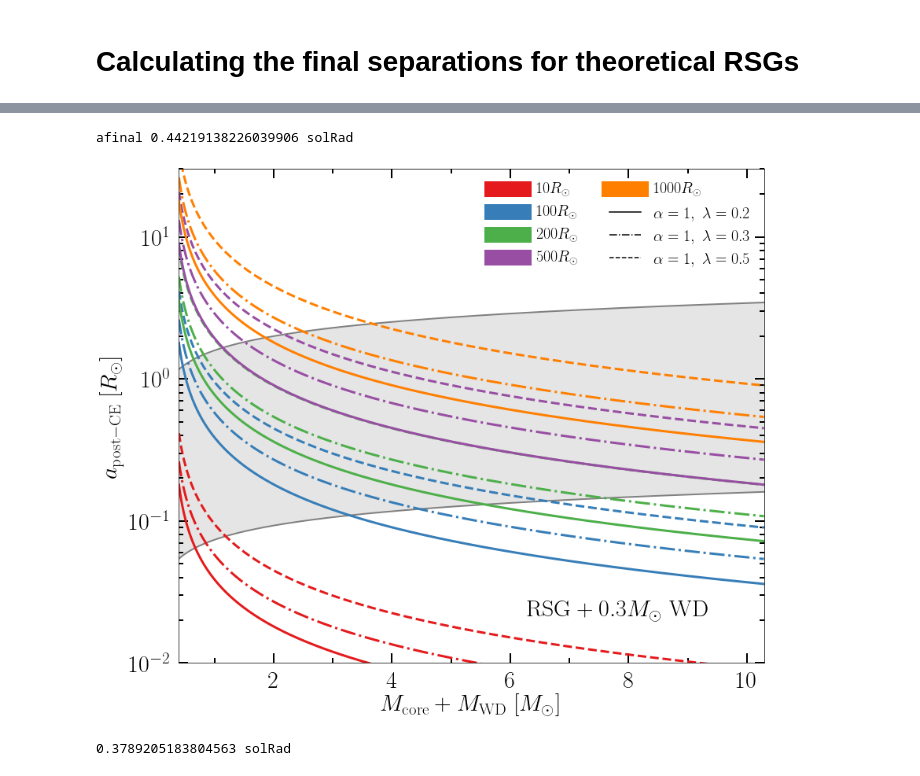
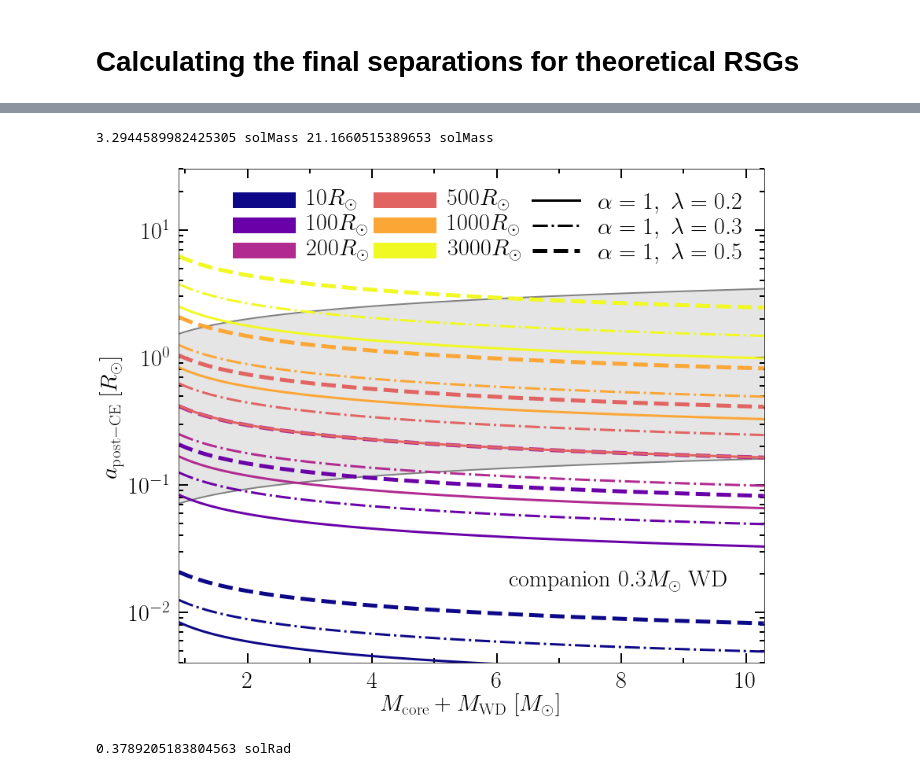
Before and after one commit to tcallister/LISA-and-CE-Evolution, a Jupyter notebook: CEinLISA.ipynb, the cells around one changed output, grey strips where cells are left out. Cells and saved outputs as stored; diff of their text form; code cells hidden in the pictures.

Commit message:
adding better Mcore-Menv relation

```diff
--- a/CEinLISA.ipynb
+++ b/CEinLISA.ipynb
@@ -110,5 +144,5 @@ def lambda_dewi():
 # %%
-rainbow = plt.cm.Set1(np.linspace(0,1,10) ) #3rd num is the number of colours
+rainbow = plt.cm.plasma(np.linspace(0.0,1,6) ) #3rd num is the number of colours
 
 
 def Rrl(a, m1, m2):
@@ -138,7 +172,7 @@ def afinal(Mdcore = 1*u.Msun, Mdenv= 1*u.Msun, Mcomp= 1*u.Msun, a_ent= 1*u.Rsun,
     afinal = (Mdcore*Mcomp)/2 * ( (Mdon*Mdenv)/(Lambda*Rrld) + (Mdon*Mcomp)/(2*a_ent) )**-1
     return afinal
 
-print('afinal', afinal(Mdcore = 0.5*u.Msun, Mdenv = 1.1*u.Msun, Mcomp= 0.3*u.Msun, a_ent= 100*u.Rsun, alpha=1., Lambda=0.2) )
+# print('afinal', afinal(Mdcore = 0.5*u.Msun, Mdenv = 1.1*u.Msun, Mcomp= 0.3*u.Msun, a_ent= 100*u.Rsun, alpha=1., Lambda=0.2) )
 # afinal_Ivanova = afinal(Mdcore = 0.5*u.Msun, Mdenv = 1.1*u.Msun, Mcomp= companion_mass, a_ent= 100*u.Rsun, alpha=1., Lambda=0.5) )
 
 def plot_afinal_Mgw(companion_mass = 0.3):
@@ -146,11 +180,13 @@ def plot_afinal_Mgw(companion_mass = 0.3):
 
     fig, ax = plt.subplots(figsize=(12,10))
 
-    core_masses = np.arange(0.1, 10, 0.01) #Donor core masses
+    core_masses = np.arange(0.6, 10, 0.01) #Donor core masses
+    # Mathieu: for core mass less than 0.6 the envelope mass from BSE is negative (guess those stars live longer than the universe!)
+    # np.arange(0.1, 10, 0.01) #Donor core masses
     masses = core_masses + companion_mass
 
-    donor_envelope_masses = core_masses *2*u.Msun   #ballpack estimate
-
+    donor_envelope_masses = Menv(core_masses)*u.Msun # core_masses *2*u.Msun   #ballpack estimate
+    print(min(donor_envelope_masses), max(donor_envelope_masses))
     #Add units
     companion_mass = companion_mass*u.Msun
     core_masses = core_masses*u.Msun
@@ -159,6 +195,7 @@ def plot_afinal_Mgw(companion_mass = 0.3):
     a_enters = np.logspace(1, 3, 3)
     a_enters = np.append(a_enters, 200)
     a_enters = np.append(a_enters, 500)
+    a_enters = np.append(a_enters, 3000)
     a_enters = np.sort(a_enters)
     for i, a in enumerate(a_enters):
         # print(a)
@@ -170,45 +207,44 @@ def plot_afinal_Mgw(companion_mass = 0.3):
                  ls='-.',lw=3, c = rainbow[i] )
         afinals = afinal(Mdcore = core_masses, Mdenv = donor_envelope_masses, Mcomp= companion_mass, a_ent= a*u.Rsun, alpha=1., Lambda=0.5)
         plt.plot(masses, afinals, # label = 'afinal, aent = '+str(a),
-                 ls='--',lw=3, c = rainbow[i] )
+                 ls='--',lw=5, c = rainbow[i] )
 
     # for legend
     for i, a in enumerate(a_enters):
         ax.plot(np.nan, np.nan, ls='-', lw=20, label=r"%.0f"%float(a)+"$R_\odot$", c= rainbow[i])
-    ax.plot(np.nan, np.nan, ls='-', c='k',label=r"$\alpha=1,\ \lambda=0.2$")
-    ax.plot(np.nan, np.nan, ls='-.',c='k', label=r"$\alpha=1,\ \lambda=0.3$")
-    ax.plot(np.nan, np.nan, ls='--',c='k', label=r"$\alpha=1,\ \lambda=0.5$")
+    ax.plot(np.nan, np.nan, ls='-', c='k',lw=3, label=r"$\alpha=1,\ \lambda=0.2$")
+    ax.plot(np.nan, np.nan, ls='-.',c='k',lw=3, label=r"$\alpha=1,\ \lambda=0.3$")
+    ax.plot(np.nan, np.nan, ls='--',c='k',lw=5, label=r"$\alpha=1,\ \lambda=0.5$")
 
     ax.fill_between(masses, aLISAexit(masses), aLISA(masses), facecolor='#808080',  alpha=0.2, zorder=0)
     plt.plot(masses, aLISA(masses), c = '#808080', lw=2, ls='-',  zorder=0) # label = 'aLISA enter',
     plt.plot(masses, aLISAexit(masses), c = '#808080',lw=2, linestyle='-',  zorder=0) # label = 'aLISA exit',
 
-    plt.text(0.75, 0.1, r'$\mathrm{RSG} + '+str(companion_mass.value)+r'M_\odot \ \mathrm{WD}$', fontsize = 30, horizontalalignment='center', verticalalignment='center', transform=ax.transAxes)
+    plt.text(0.75, 0.16, r'$\mathrm{companion}\ '+str(companion_mass.value)+r'M_\odot \ \mathrm{WD}$', fontsize = 30, horizontalalignment='center', verticalalignment='center', transform=ax.transAxes)
 
-    l = ax.legend(fontsize = 20, loc = 'upper right', ncol=2)
+    l = ax.legend(fontsize = 30, loc = 'upper right', ncol=3, columnspacing=0.5, labelspacing=0.1)
     l.draw_frame(False)
     plt.xlabel(r'$M_\mathrm{core} + M_\mathrm{ WD}\ [M_\odot]$',size = 30)
     plt.ylabel(r'$a_\mathrm{post-CE}\ [R_\odot]$',size = 30)
     plt.tick_params(axis='both', which='major', labelsize=25) #right side
     plt.yscale('log')
     ax.tick_params(axis='both', which='major', width=2, top="on", right="on", length=12, pad=10, labelsize=30, direction='in')
     ax.tick_params(axis='both', which='minor', width=2, top="on", right="on", length=6, pad=10, direction='in')
     ax.xaxis.set_major_locator(MultipleLocator(2))
     ax.xaxis.set_minor_locator(MultipleLocator(1))
     # ax.yaxis.set_major_locator(MultipleLocator(5))
     # ax.yaxis.set_minor_locator(MultipleLocator(1))
-
-    ax.set_ylim(1e-2,30)
+    ax.set_ylim(4e-3,30)
     ax.set_xlim(min(masses.value), max(masses.value))
     plt.tight_layout()
     plt.savefig('many_lambdas'+str(companion_mass.value).replace('.', 'd')+'.pdf', bbox_inches='tight')
     plt.show()
 
 
 plot_afinal_Mgw(companion_mass = 0.3)
 # %% [output]
-afinal 0.44219138226039906 solRad
+3.2944589982425305 solMass 21.1660515389653 solMass
-[figure, old version]
+[figure, new version]
 # %%
 print(Rrl(a = 1*u.Rsun, m1 = 0.5 *u.Msun, m2= 0.5 *u.Msun))
 # %% [output]
```
Also changed, not shown: parts of 2 cells of this notebook, 2 other files.
